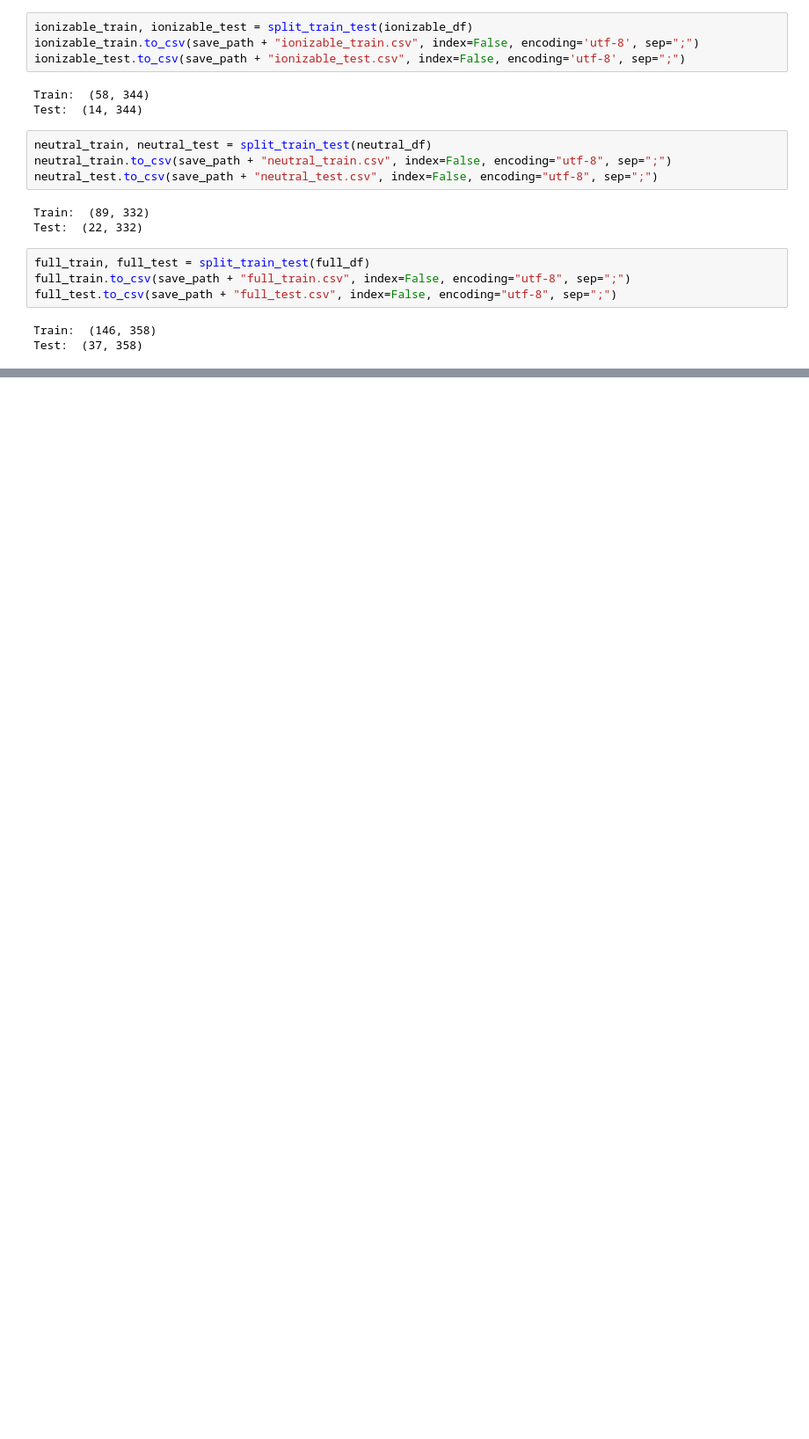
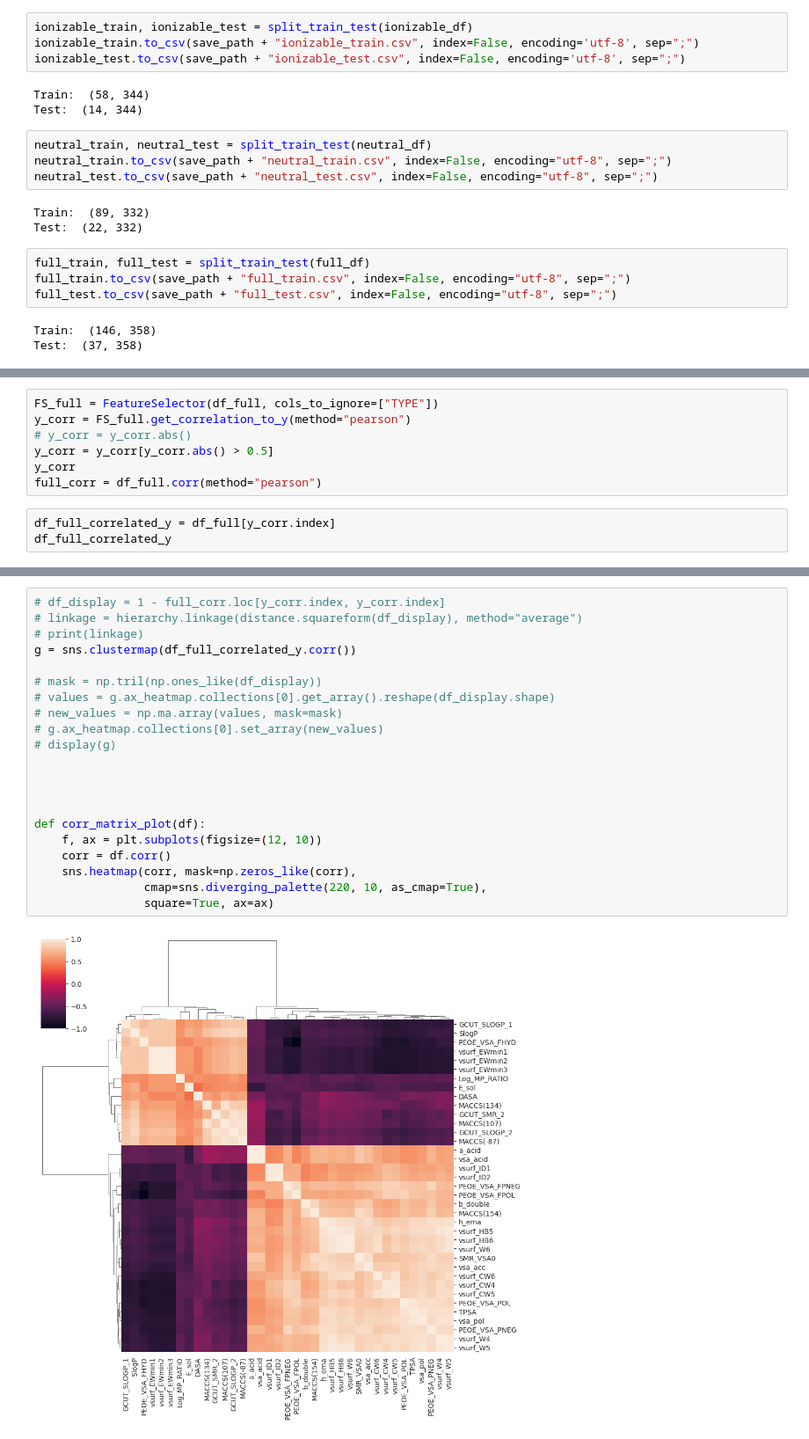
Before and after one commit to tahiri-lab/QSAR, a Jupyter notebook: code/preprocessing/feature_selection.ipynb, the cells around one changed output, grey strips where cells are left out. Shown at 88% size. Saved outputs shown, nothing was run; the diff lists cells and outputs as text; blank space fills up the shorter version.

```diff
--- a/code/preprocessing/feature_selection.ipynb
+++ b/code/preprocessing/feature_selection.ipynb
@@ -483,0 +486,10 @@ Test:  (37, 358)
+# %%
+FS_full = FeatureSelector(df_full, cols_to_ignore=["TYPE"])
+y_corr = FS_full.get_correlation_to_y(method="pearson")
+# y_corr = y_corr.abs()
+y_corr = y_corr[y_corr.abs() > 0.5]
+y_corr
+full_corr = df_full.corr(method="pearson")
+# %%
+df_full_correlated_y = df_full[y_corr.index]
+df_full_correlated_y
@@ -483,0 +510,23 @@ Test:  (37, 358)
+# %%
+# df_display = 1 - full_corr.loc[y_corr.index, y_corr.index]
+# linkage = hierarchy.linkage(distance.squareform(df_display), method="average")
+# print(linkage)
+g = sns.clustermap(df_full_correlated_y.corr())
+
+# mask = np.tril(np.ones_like(df_display))
+# values = g.ax_heatmap.collections[0].get_array().reshape(df_display.shape)
+# new_values = np.ma.array(values, mask=mask)
+# g.ax_heatmap.collections[0].set_array(new_values)
+# display(g)
+
+
+
+
+def corr_matrix_plot(df):
+    f, ax = plt.subplots(figsize=(12, 10))
+    corr = df.corr()
+    sns.heatmap(corr, mask=np.zeros_like(corr),
+                cmap=sns.diverging_palette(220, 10, as_cmap=True),
+                square=True, ax=ax)
+# %% [output]
+[figure, added]
```
Also changed, not shown: parts of 9 cells of this notebook.
